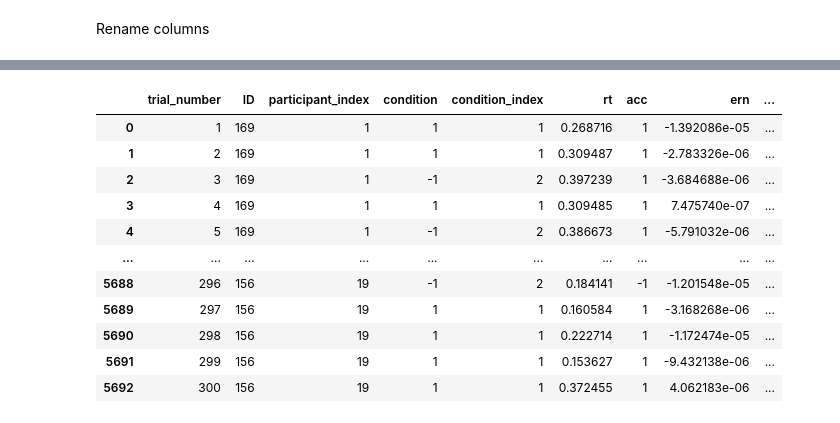
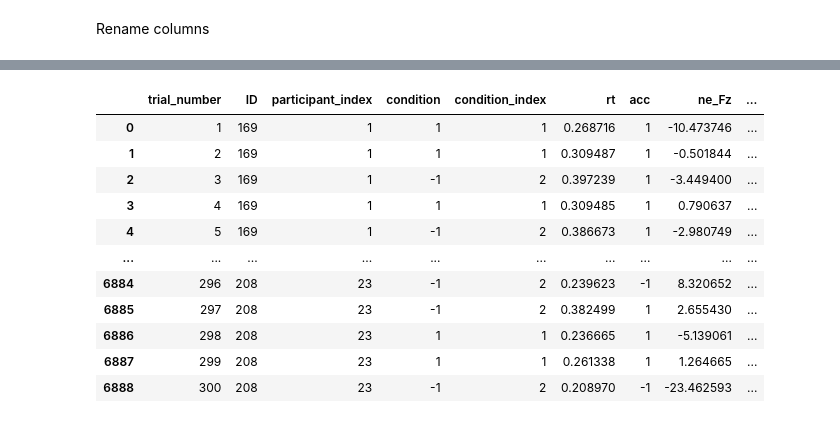
Before and after one commit to abelowska/jointERR, a Jupyter notebook: data_preparation.ipynb, the cells around one changed output, grey strips where cells are left out. Drawn from its saved outputs; the diff is of its cells as text; code cells hidden in the pictures.

```diff
--- a/data_preparation.ipynb
+++ b/data_preparation.ipynb
@@ -118,7 +118,7 @@ case = 'RE'
 data_path = f'data/beh_eeg_{paradigm}/{paradigm}/preprocessed/wavelets_th-045/'
 data_df = pd.DataFrame()
 
-id_list = [item.split('.')[0] for item in os.listdir(data_path)][:20]
+id_list = [item.split('.')[0] for item in os.listdir(data_path)][:25]
 
 for participant_id in id_list:
     participant_data_df = pd.read_pickle(f'{data_path}{participant_id}.pkl')
@@ -159,0 +180,17 @@ Participant FLA-222 nas 0 good trial. Rejecting
+# %%
+ids = np.unique(cleared_data_df['ID'])
+n_error = 6
+
+for participant_id in ids:
+    participant_data = cleared_data_df[cleared_data_df['ID'] == participant_id]
+    error_trials = participant_data[(participant_data['reaction'] == 'incorrect') &
+                                    (participant_data['ne_FCz'].notna())]
+
+    print(len(error_trials))
+
+    if len(error_trials) < n_error:
+        print(f"Participant {participant_id} has {len(error_trials)} erroneous trial. Rejecting")
+        cleared_data_df = cleared_data_df[cleared_data_df['ID'] != participant_id]
+
+cleared_data_df = cleared_data_df.reset_index()
+cleared_ids = np.unique(cleared_data_df['ID'])
@@ -181,40 +256,85 @@ cleared_data_df
 # %%
 test_df = pd.DataFrame()
 
 # create mapping IDs to ordinal 1-N number
 id_mapping = {old_id: new_id for new_id, old_id in enumerate(cleared_data_df['ID'].unique(), start=1)}
 
+# cast eeg to uV from V
+cleared_data_df['ne_Fz'] = cleared_data_df['ne_Fz'] * 1000000
+cleared_data_df['ne_mean_Fz'] = cleared_data_df['ne_mean_Fz'] * 1000000
+cleared_data_df['ne_FCz'] = cleared_data_df['ne_FCz'] * 1000000
+cleared_data_df['ne_mean_FCz'] = cleared_data_df['ne_mean_FCz'] * 1000000
+
+# center ne
+# ne_mean = np.mean(cleared_data_df['ne'])
+# cleared_data_df['ne_centered'] = cleared_data_df['ne'] - ne_mean
+
 # create dataframe in a form stan expects
 for idx, row in cleared_data_df.iterrows():
     acc = 1 if row['reaction'] == 'correct' else -1
+    if idx-1 >= 0:
+        pre_acc = 1 if cleared_data_df.iloc[idx-1]['reaction'] == 'correct' else -1
+        pre_ne_fz = cleared_data_df.iloc[idx-1]['ne_Fz']
+        pre_ne_fcz = cleared_data_df.iloc[idx-1]['ne_FCz']
+        pre_ne_mean_fz = cleared_data_df.iloc[idx-1]['ne_mean_Fz']
+        pre_ne_mean_fcz = cleared_data_df.iloc[idx-1]['ne_mean_FCz']
+
+    # pre_ne_centered = cleared_data_df.iloc[idx-1]['ne_centered']
+    else:
+        pre_acc = np.nan
+        pre_ne_fz = np.nan
+        pre_ne_fcz = np.nan
+        pre_ne_mean_fz = np.nan
+        pre_ne_mean_fcz = np.nan        # pre_ne_centered = np.nan
+    # mark if trial P is in CCX(P) sequence
+    if idx-3 >= 0:
+        if (cleared_data_df.iloc[idx-3]['reaction'] == 'correct') and (cleared_data_df.iloc[idx-2]['reaction'] == 'correct'):
+            is_in_sequence = True
+        else:
+            is_in_sequence = False
+    else:
+        is_in_sequence = False
+
     condition = 1 if row['trial_type'] == 'congruent' else -1
     condition_index = 1 if row['trial_type'] == 'congruent' else 2
 
     row_data = pd.DataFrame({
         'trial_number': [row['trial_number']],
         'ID': int(row['ID'].split("-")[-1]),
         'participant_index': [id_mapping[row['ID']]],
         'condition': condition,
         'condition_index': condition_index,
         'rt': row['rt'],
         'acc': acc,
-        'ern': row['ERN'],
-        'y':  row['rt'] * acc
+        'ne_Fz': row['ne_Fz'],
+        'ne_FCz': row['ne_FCz'],
+        'ne_mean_Fz': row['ne_mean_Fz'],
+        'ne_mean_FCz': row['ne_mean_FCz'],
+        'y':  row['rt'] * acc,
+        'pre_ne_Fz': pre_ne_fz,
+        'pre_ne_FCz': pre_ne_fcz,
+        'pre_ne_mean_Fz': pre_ne_mean_fz,
+        'pre_ne_mean_FCz': pre_ne_mean_fcz,
+        # 'pre_ne_centered': pre_ne_centered,
+        'pre_acc': pre_acc,
+        'is_in_sequence': is_in_sequence,
     })
+
+
 
     test_df = pd.concat([test_df, row_data], ignore_index=True)
 
 test_df
 # %% [output]
-|  | trial_number | ID | participant_index | condition | condition_index | rt | acc | ern | ... |
-| 0 | 1 | 169 | 1 | 1 | 1 | 0.268716 | 1 | -1.392086e-05 | ... |
-| 1 | 2 | 169 | 1 | 1 | 1 | 0.309487 | 1 | -2.783326e-06 | ... |
-| 2 | 3 | 169 | 1 | -1 | 2 | 0.397239 | 1 | -3.684688e-06 | ... |
-| 3 | 4 | 169 | 1 | 1 | 1 | 0.309485 | 1 | 7.475740e-07 | ... |
-| 4 | 5 | 169 | 1 | -1 | 2 | 0.386673 | 1 | -5.791032e-06 | ... |
+|  | trial_number | ID | participant_index | condition | condition_index | rt | acc | ne_Fz | ... |
+| 0 | 1 | 169 | 1 | 1 | 1 | 0.268716 | 1 | -10.473746 | ... |
+| 1 | 2 | 169 | 1 | 1 | 1 | 0.309487 | 1 | -0.501844 | ... |
+| 2 | 3 | 169 | 1 | -1 | 2 | 0.397239 | 1 | -3.449400 | ... |
+| 3 | 4 | 169 | 1 | 1 | 1 | 0.309485 | 1 | 0.790637 | ... |
+| 4 | 5 | 169 | 1 | -1 | 2 | 0.386673 | 1 | -2.980749 | ... |
 | ... | ... | ... | ... | ... | ... | ... | ... | ... | ... |
-| 5688 | 296 | 156 | 19 | -1 | 2 | 0.184141 | -1 | -1.201548e-05 | ... |
-| 5689 | 297 | 156 | 19 | 1 | 1 | 0.160584 | 1 | -3.168268e-06 | ... |
-| 5690 | 298 | 156 | 19 | 1 | 1 | 0.222714 | 1 | -1.172474e-05 | ... |
-| 5691 | 299 | 156 | 19 | 1 | 1 | 0.153627 | 1 | -9.432138e-06 | ... |
-| 5692 | 300 | 156 | 19 | 1 | 1 | 0.372455 | 1 | 4.062183e-06 | ... |
+| 6884 | 296 | 208 | 23 | -1 | 2 | 0.239623 | -1 | 8.320652 | ... |
+| 6885 | 297 | 208 | 23 | -1 | 2 | 0.382499 | 1 | 2.655430 | ... |
+| 6886 | 298 | 208 | 23 | 1 | 1 | 0.236665 | 1 | -5.139061 | ... |
+| 6887 | 299 | 208 | 23 | 1 | 1 | 0.261338 | 1 | 1.264665 | ... |
+| 6888 | 300 | 208 | 23 | -1 | 2 | 0.208970 | -1 | -23.462593 | ... |
```
Also changed, not shown: parts of 36 cells of this notebook, 1 other file.
